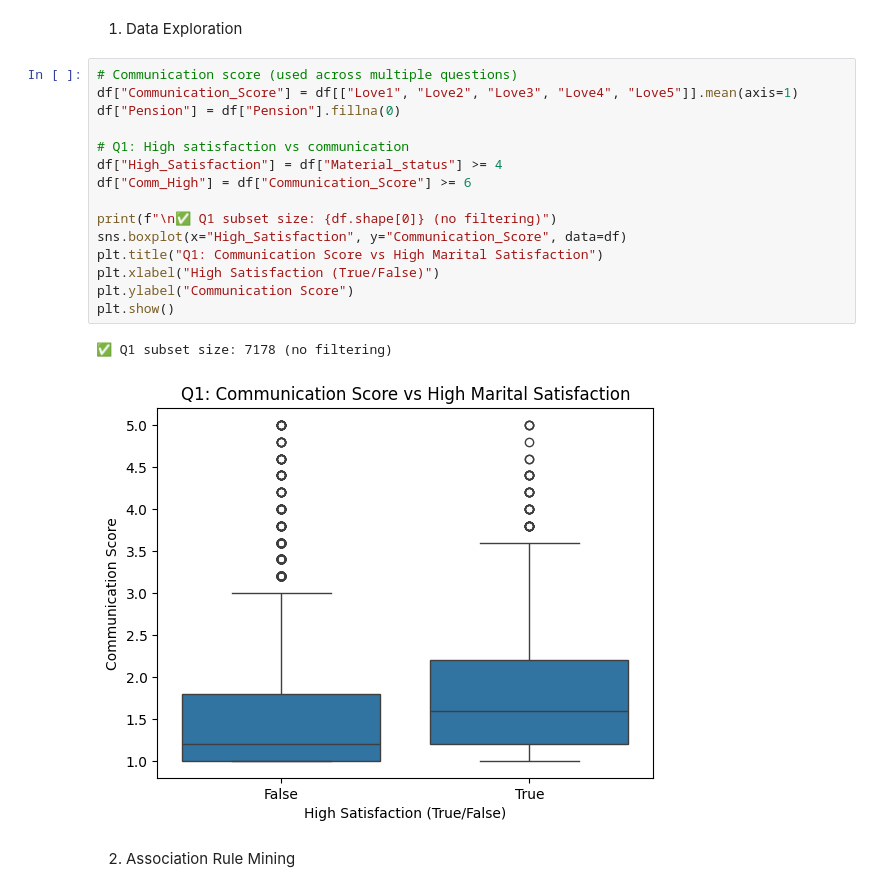
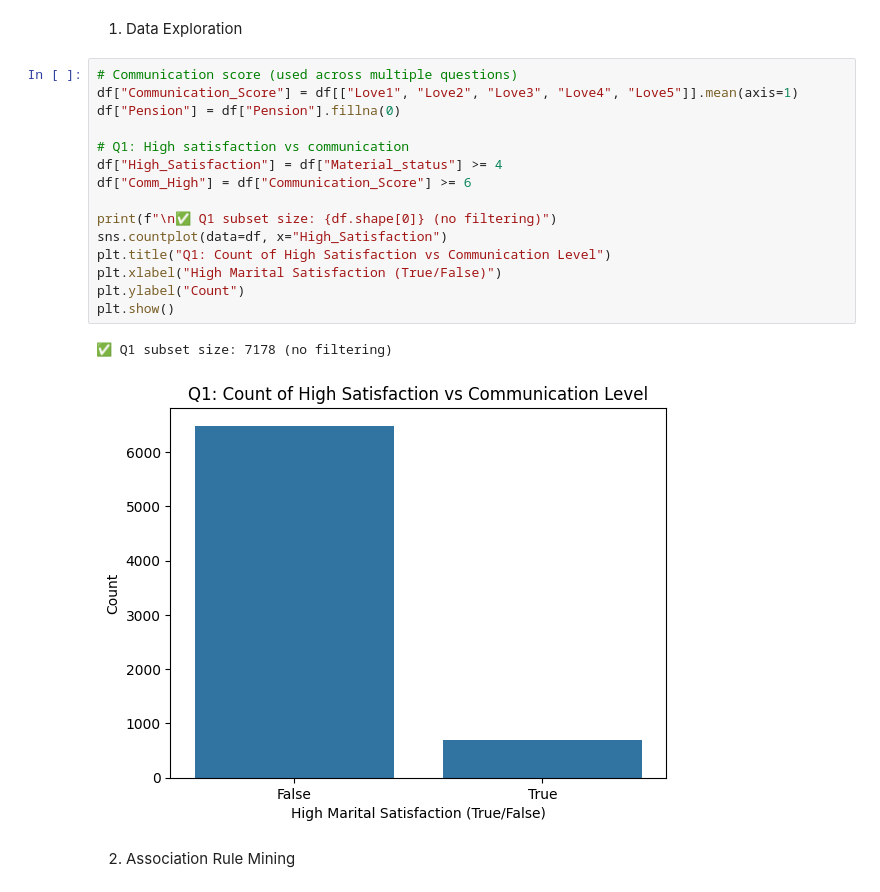
Before and after one commit to JiaJun0207/DataMiningAssignment, a Jupyter notebook: TT2L_G1.ipynb, the cells around one changed output. Cells and saved outputs as stored; diff of their text form.

```diff
--- a/TT2L_G1.ipynb
+++ b/TT2L_G1.ipynb
@@ -162,21 +164,21 @@ def mine_rules(transactions, min_support=0.03):
 # %%
 # Communication score (used across multiple questions)
 df["Communication_Score"] = df[["Love1", "Love2", "Love3", "Love4", "Love5"]].mean(axis=1)
 df["Pension"] = df["Pension"].fillna(0)
 
 # Q1: High satisfaction vs communication
 df["High_Satisfaction"] = df["Material_status"] >= 4
 df["Comm_High"] = df["Communication_Score"] >= 6
 
 print(f"\n✅ Q1 subset size: {df.shape[0]} (no filtering)")
-sns.boxplot(x="High_Satisfaction", y="Communication_Score", data=df)
-plt.title("Q1: Communication Score vs High Marital Satisfaction")
-plt.xlabel("High Satisfaction (True/False)")
-plt.ylabel("Communication Score")
+sns.countplot(data=df, x="High_Satisfaction")
+plt.title("Q1: Count of High Satisfaction vs Communication Level")
+plt.xlabel("High Marital Satisfaction (True/False)")
+plt.ylabel("Count")
 plt.show()
 # %% [output]
 ✅ Q1 subset size: 7178 (no filtering)
-[figure, old version]
+[figure, new version]
 # %% [markdown]
 2. Association Rule Mining
 # %%
```
Also changed, not shown: parts of 2 cells of this notebook.
